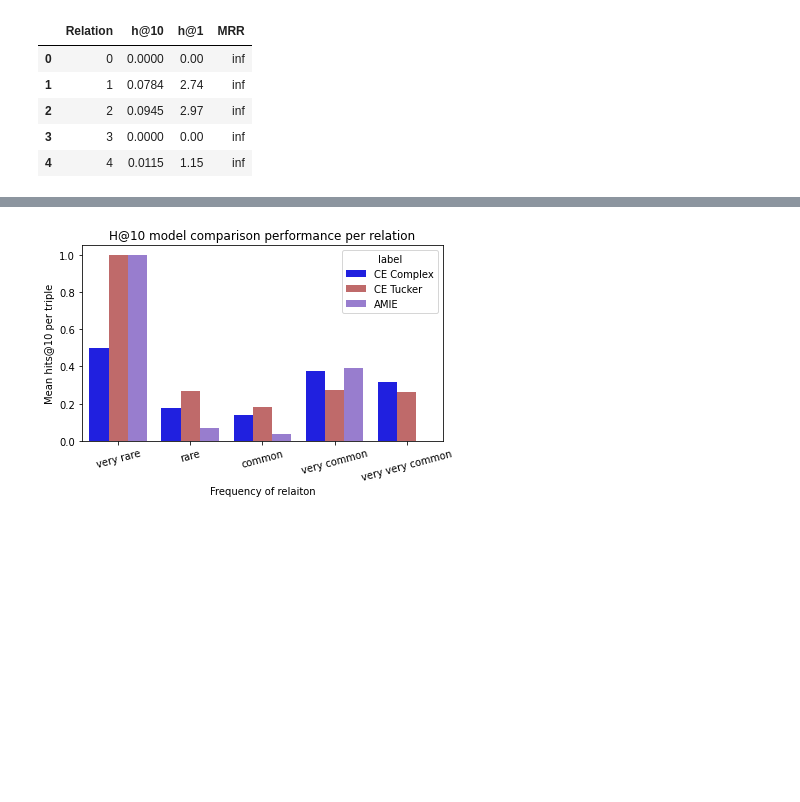
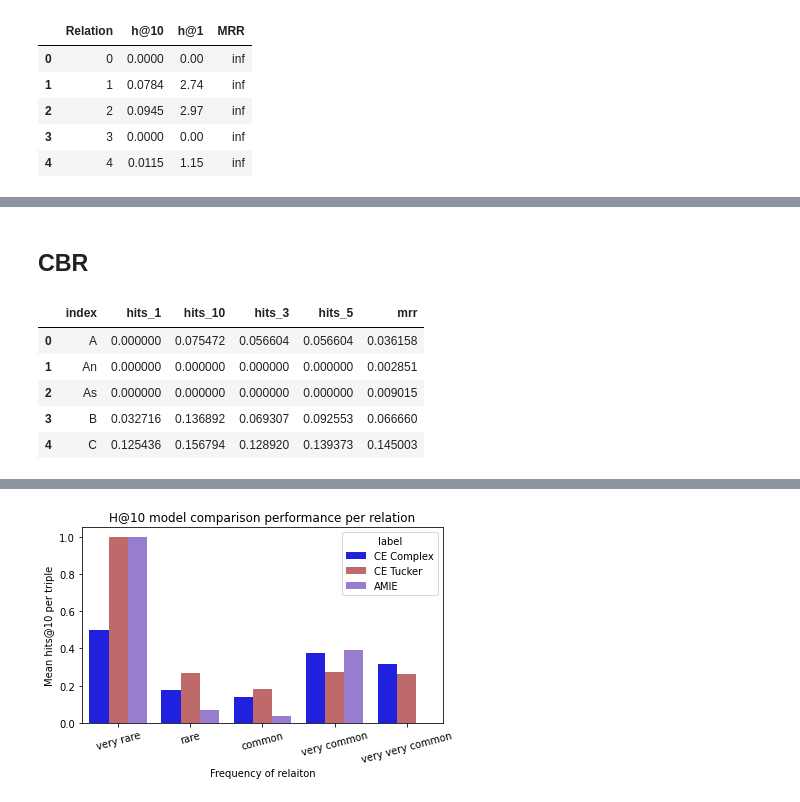
Before and after one commit to NinaCalvi/Aladdin, a Jupyter notebook: biolink/COVID results analysis/COVIDAnalysis.ipynb, the cells around one changed output, grey strips where cells are left out. Cells and saved outputs as stored; diff of their text form; code cells hidden in the pictures; blank space fills up the shorter version.

```diff
--- a/biolink/COVID results analysis/COVIDAnalysis.ipynb
+++ b/biolink/COVID results analysis/COVIDAnalysis.ipynb
@@ -203,0 +243,2 @@ amie_res_rel['relation label'] = amie_res_rel['Relation'].apply(lambda x: how_co
+# %% [markdown]
+## CBR
@@ -203,0 +249,10 @@ amie_res_rel['relation label'] = amie_res_rel['Relation'].apply(lambda x: how_co
+# %%
+cbr = pd.DataFrame(cbr).T.reset_index()
+cbr.head()
+# %% [output]
+|  | index | hits_1 | hits_10 | hits_3 | hits_5 | mrr |
+| 0 | A | 0.000000 | 0.075472 | 0.056604 | 0.056604 | 0.036158 |
+| 1 | An | 0.000000 | 0.000000 | 0.000000 | 0.000000 | 0.002851 |
+| 2 | As | 0.000000 | 0.000000 | 0.000000 | 0.000000 | 0.009015 |
+| 3 | B | 0.032716 | 0.136892 | 0.069307 | 0.092553 | 0.066660 |
+| 4 | C | 0.125436 | 0.156794 | 0.128920 | 0.139373 | 0.145003 |
```
Also changed, not shown: parts of 14 cells of this notebook, 2 other files.
